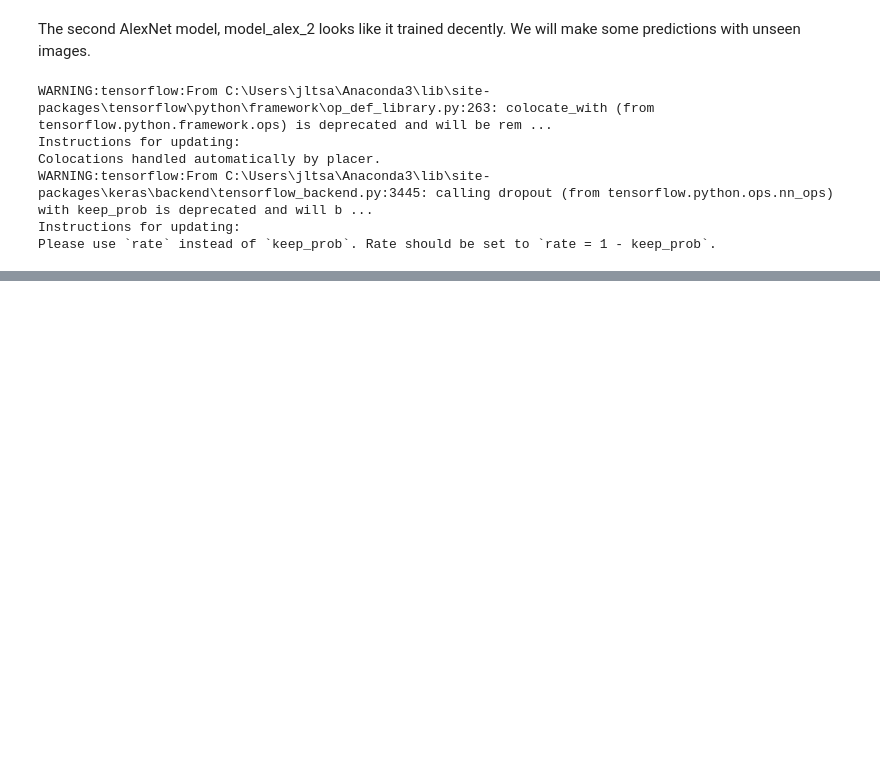
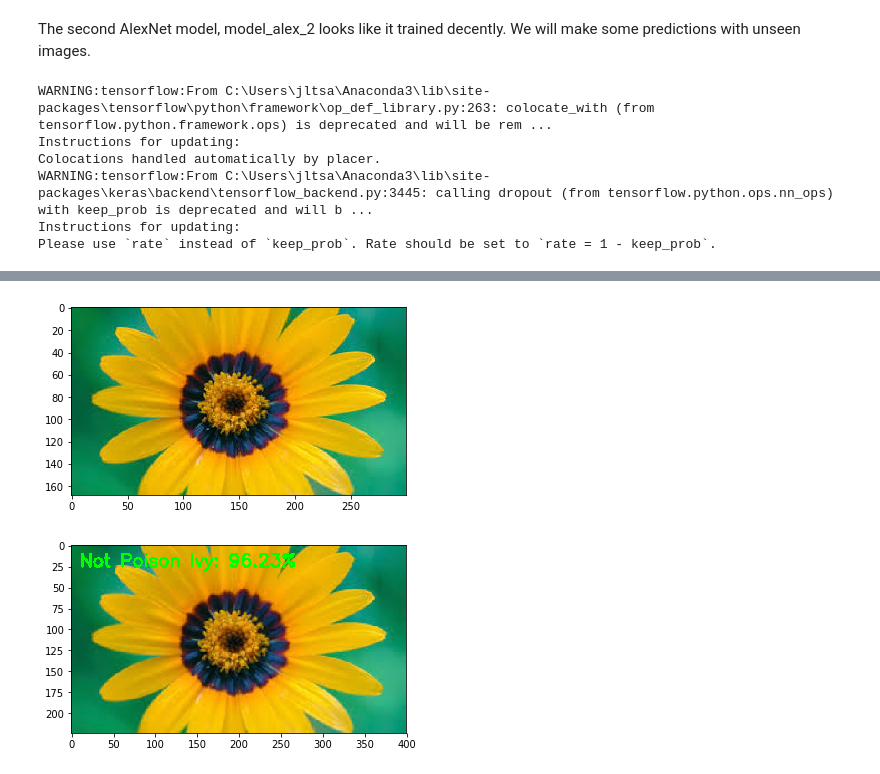
Before and after one commit to jltsao88/Capstone_Project_2, a Jupyter notebook: Binary_Classification_CNN.ipynb, the cells around one changed output, grey strips where cells are left out. Drawn from its saved outputs; the diff is of its cells as text; code cells hidden in the pictures; blank space fills up the shorter version.

```diff
--- a/Binary_Classification_CNN.ipynb
+++ b/Binary_Classification_CNN.ipynb
@@ -191,0 +213,6 @@ make_prediction(ivy1, m)
+# %%
+display_im(flower)
+make_prediction(flower, m)
+# %% [output]
+[figure, added]
+[figure, added]
```
Also changed, not shown: parts of 12 cells of this notebook.
